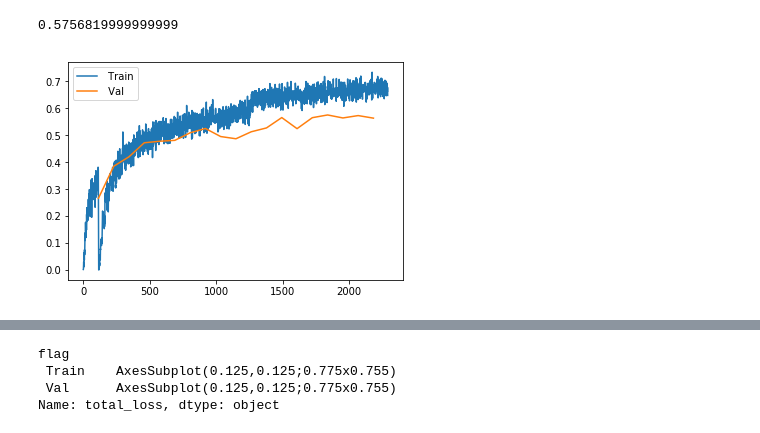
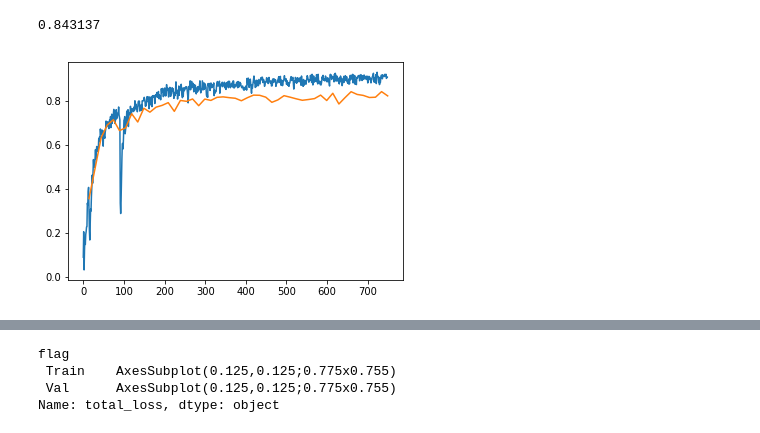
Before and after one commit to aelskhawy/own_adl4cv, a Jupyter notebook: read_logs.ipynb, the cells around one changed output, grey strips where cells are left out. Drawn from its saved outputs; the diff is of its cells as text; code cells hidden in the pictures.

```diff
--- a/read_logs.ipynb
+++ b/read_logs.ipynb
@@ -3,3 +3,5 @@ import numpy as np
 import pandas as pd
 import matplotlib.pyplot as plt
 %matplotlib inline
+%pylab inline
+pylab.rcParams['figure.figsize'] = (10, 8)
@@ -13,7 +17,12 @@ import matplotlib.pyplot as plt
 #filename = './logs/2019-01-14_23-28-29-.log' # 700 and 350 num points
 #filename = "./logs/2019-01-17_09-11-49-.log"
 #filename = './logs/2019-01-18_08-02-30-.log'
-filename = './logs/2019-01-18_11-42-38-.log'
+#filename = './logs/2019-01-18_11-42-38-.log'
+#filename = './logs/2019-02-03_02-53-55-cars_only_boxes.log'
+#filename = './logs/2019-02-03_08-57-38-cars_only_masks.log'
+#filename = './logs/2019-02-03_09-21-58-.log'
+filename = './logs/2019-02-05_11-01-43-ModelTrainer.log'
 # %%
-df = pd.read_csv(filename, sep='|', header=1, skiprows=1)
+df = pd.read_csv(filename, sep='|', header=0, skiprows=1).reset_index(drop=True)
 df.columns = [str.strip(x) for x in df.columns]
+df.head(5)
@@ -24,6 +52,6 @@ print(df.shape)
 # %%
-df.groupby('flag')['box_accuracy'].plot(legend=True)
-print(max(df[df['flag'] == ' Val']['box_accuracy']))
+df.groupby('flag')['box_accuracy'].plot()
+max(df[df.flag == ' Val']['box_accuracy'])
 # %% [output]
-0.5756819999999999
+0.843137
-[figure, old version]
+[figure, new version]
```
Also changed, not shown: parts of 8 cells of this notebook, 13 other files.
